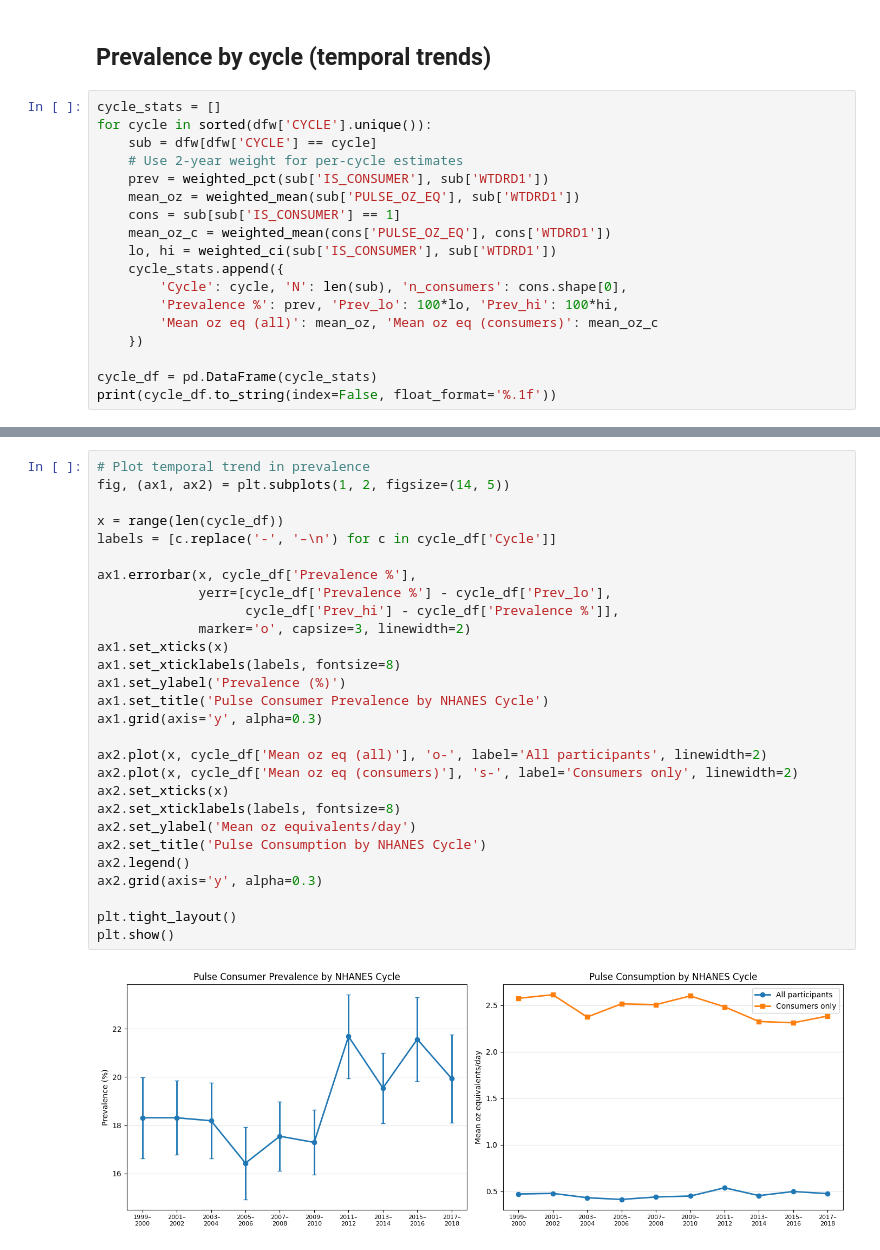
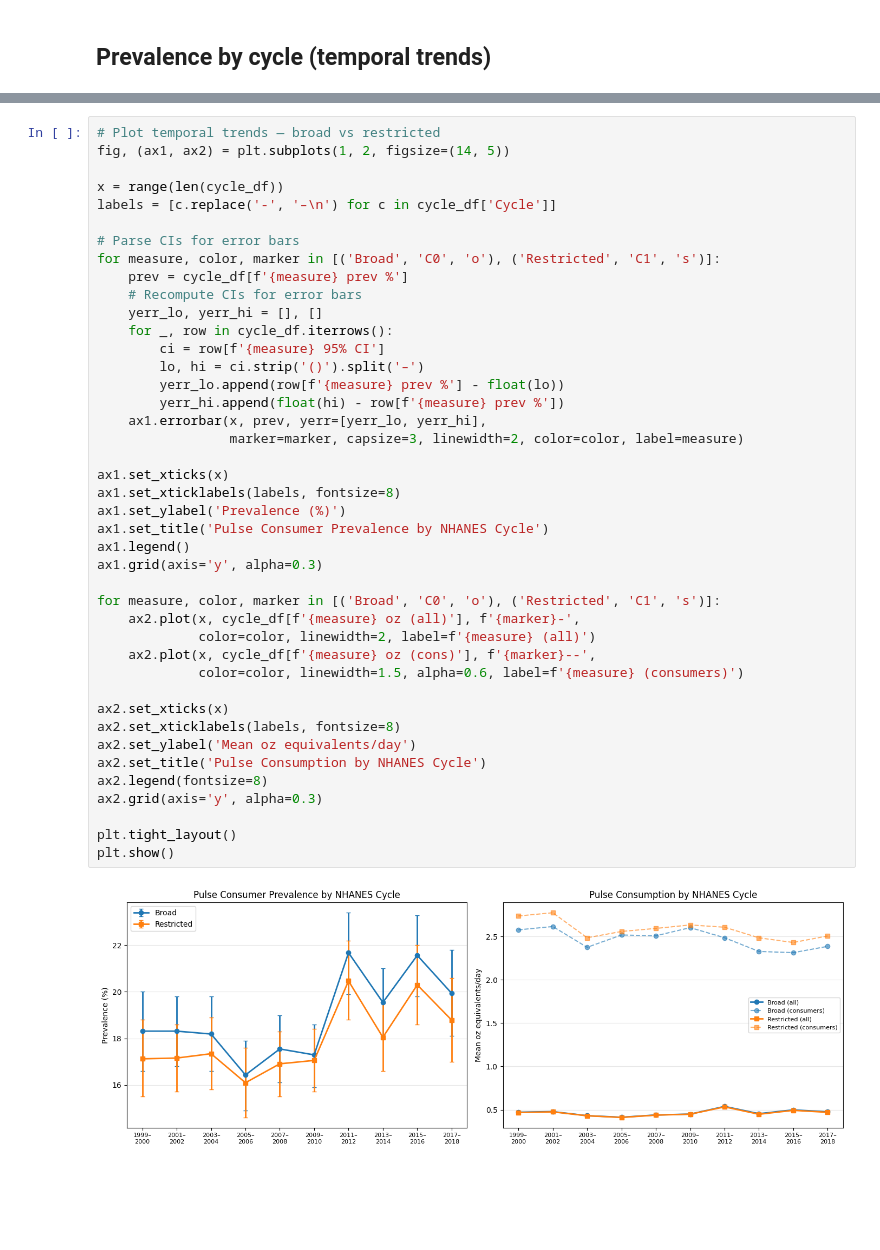
Before and after one commit to aflaxman/ai_assisted_us_health_data_analysis, a Jupyter notebook: nhanes_pulse_consumption/02_analysis.ipynb, the cells around one changed output, grey strips where cells are left out. Drawn from its saved outputs; the diff is of its cells as text; blank space fills up the shorter version.

```diff
--- a/nhanes_pulse_consumption/02_analysis.ipynb
+++ b/nhanes_pulse_consumption/02_analysis.ipynb
@@ -128,20 +152,2 @@ Paper: Mexican American 33.3%, NH Black 12.0%
 # %% [markdown]
 ## Prevalence by cycle (temporal trends)
-# %%
-cycle_stats = []
-for cycle in sorted(dfw['CYCLE'].unique()):
-    sub = dfw[dfw['CYCLE'] == cycle]
-    # Use 2-year weight for per-cycle estimates
-    prev = weighted_pct(sub['IS_CONSUMER'], sub['WTDRD1'])
-    mean_oz = weighted_mean(sub['PULSE_OZ_EQ'], sub['WTDRD1'])
-    cons = sub[sub['IS_CONSUMER'] == 1]
-    mean_oz_c = weighted_mean(cons['PULSE_OZ_EQ'], cons['WTDRD1'])
-    lo, hi = weighted_ci(sub['IS_CONSUMER'], sub['WTDRD1'])
-    cycle_stats.append({
-        'Cycle': cycle, 'N': len(sub), 'n_consumers': cons.shape[0],
-        'Prevalence %': prev, 'Prev_lo': 100*lo, 'Prev_hi': 100*hi,
-        'Mean oz eq (all)': mean_oz, 'Mean oz eq (consumers)': mean_oz_c
-    })
-
-cycle_df = pd.DataFrame(cycle_stats)
-print(cycle_df.to_string(index=False, float_format='%.1f'))
@@ -160,33 +199,47 @@ print(cycle_df.to_string(index=False, float_format='%.1f'))
 # %%
-# Plot temporal trend in prevalence
+# Plot temporal trends — broad vs restricted
 fig, (ax1, ax2) = plt.subplots(1, 2, figsize=(14, 5))
 
 x = range(len(cycle_df))
 labels = [c.replace('-', '–\n') for c in cycle_df['Cycle']]
 
-ax1.errorbar(x, cycle_df['Prevalence %'],
-             yerr=[cycle_df['Prevalence %'] - cycle_df['Prev_lo'],
-                   cycle_df['Prev_hi'] - cycle_df['Prevalence %']],
-             marker='o', capsize=3, linewidth=2)
+# Parse CIs for error bars
+for measure, color, marker in [('Broad', 'C0', 'o'), ('Restricted', 'C1', 's')]:
+    prev = cycle_df[f'{measure} prev %']
+    # Recompute CIs for error bars
+    yerr_lo, yerr_hi = [], []
+    for _, row in cycle_df.iterrows():
+        ci = row[f'{measure} 95% CI']
+        lo, hi = ci.strip('()').split('–')
+        yerr_lo.append(row[f'{measure} prev %'] - float(lo))
+        yerr_hi.append(float(hi) - row[f'{measure} prev %'])
+    ax1.errorbar(x, prev, yerr=[yerr_lo, yerr_hi],
+                 marker=marker, capsize=3, linewidth=2, color=color, label=measure)
+
 ax1.set_xticks(x)
 ax1.set_xticklabels(labels, fontsize=8)
 ax1.set_ylabel('Prevalence (%)')
 ax1.set_title('Pulse Consumer Prevalence by NHANES Cycle')
+ax1.legend()
 ax1.grid(axis='y', alpha=0.3)
 
-ax2.plot(x, cycle_df['Mean oz eq (all)'], 'o-', label='All participants', linewidth=2)
-ax2.plot(x, cycle_df['Mean oz eq (consumers)'], 's-', label='Consumers only', linewidth=2)
+for measure, color, marker in [('Broad', 'C0', 'o'), ('Restricted', 'C1', 's')]:
+    ax2.plot(x, cycle_df[f'{measure} oz (all)'], f'{marker}-',
+             color=color, linewidth=2, label=f'{measure} (all)')
+    ax2.plot(x, cycle_df[f'{measure} oz (cons)'], f'{marker}--',
+             color=color, linewidth=1.5, alpha=0.6, label=f'{measure} (consumers)')
+
 ax2.set_xticks(x)
 ax2.set_xticklabels(labels, fontsize=8)
 ax2.set_ylabel('Mean oz equivalents/day')
 ax2.set_title('Pulse Consumption by NHANES Cycle')
-ax2.legend()
+ax2.legend(fontsize=8)
 ax2.grid(axis='y', alpha=0.3)
 
 plt.tight_layout()
 plt.show()
 # %% [output]
-[figure, old version]
+[figure, new version]
 # %% [markdown]
 ## Table 1: Characteristics of pulse consumers vs non-consumers
 
```
Also changed, not shown: parts of 35 cells of this notebook, 1 other file.
